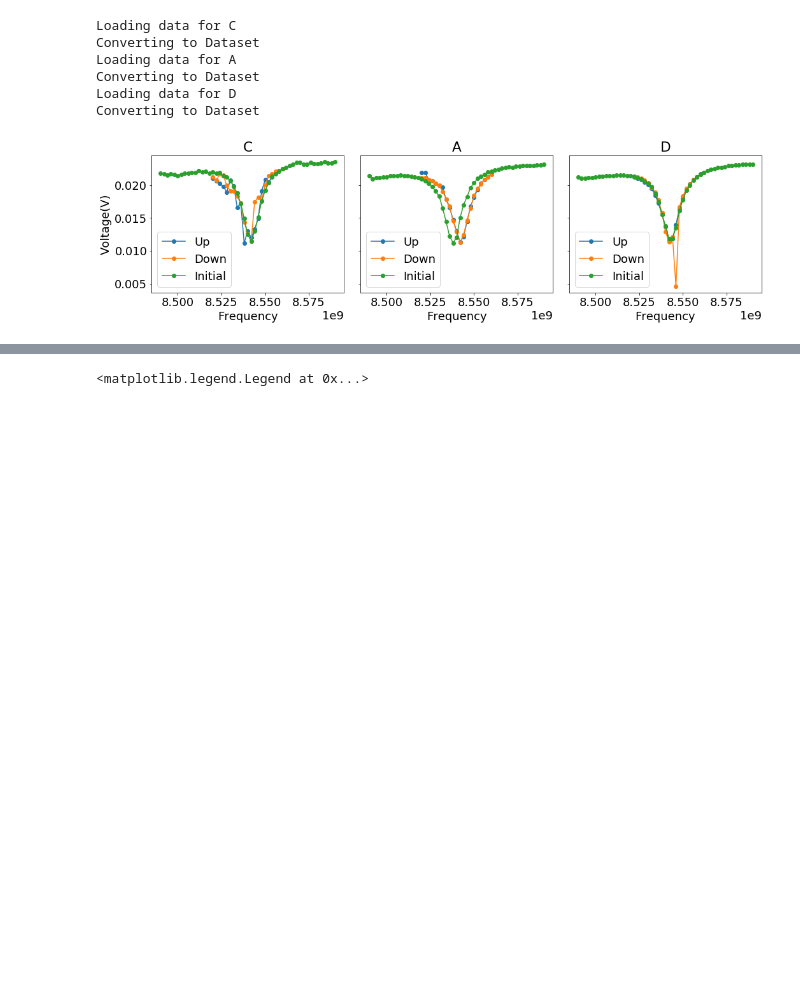
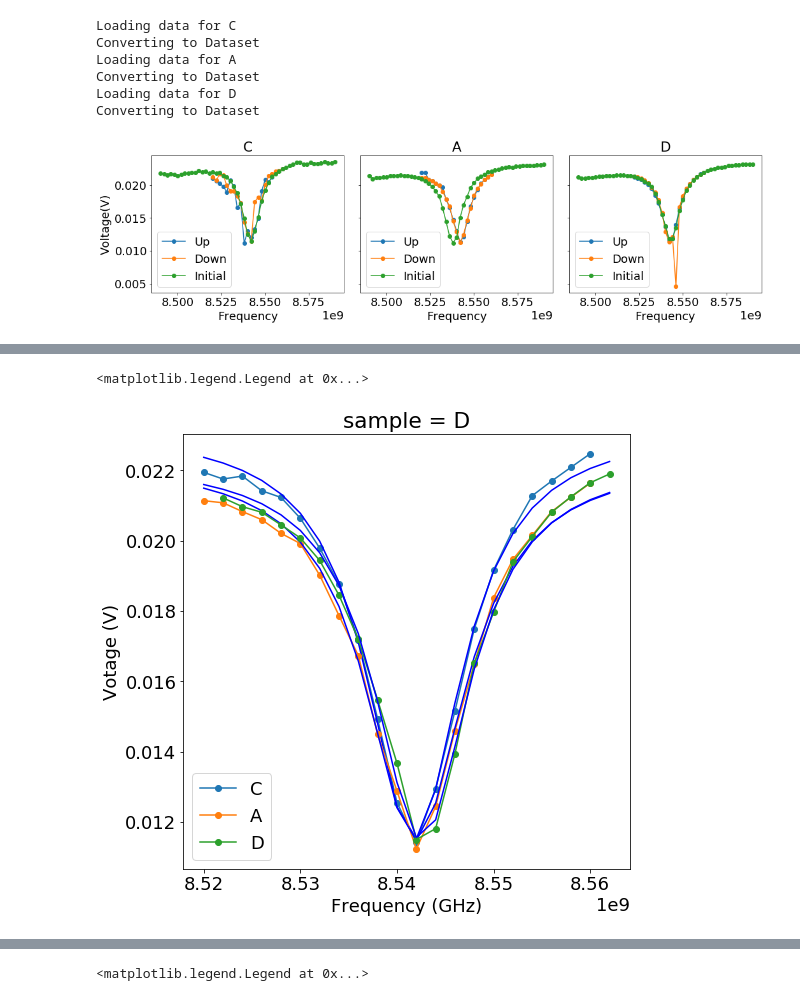
Before and after one commit to aspitarl/TRMC, a Jupyter notebook: FreqFluence.ipynb, the cells around one changed output, grey strips where cells are left out. Cells and saved outputs as stored; diff of their text form; code cells hidden in the pictures; blank space fills up the shorter version.

```diff
--- a/FreqFluence.ipynb
+++ b/FreqFluence.ipynb
@@ -250,3 +163,20 @@ for i, samp in enumerate(fps):
 fig.tight_layout()
 # %% [output]
 [figure]
+# %%
+v0s_bv = da_bv.sel(direction = 'U')
+v0s_sw = da_sw.sel(tc = '_',time = 0).dropna(dim = 'freq')
+
+# v0_C = da_bv.sel(sample = 'C' , direction = 'D')
+v0_C =  da_sw.sel(sample = 'C', tc = '_',time = 0).dropna(dim = 'freq')
+v0_A = da_bv.sel(sample = 'A' , direction = 'D')
+v0_A = v0_A.fillna(0.02164)
+v0_D = da_bv.sel(sample = 'D' , direction = 'U')
+v0_D = v0_D.fillna(0.02135)
+
+v0_C_i = da_bv.sel(sample = 'C' , direction = 'D')
+v0_C_i.loc[:] = np.interp(v0s_bv.indexes['freq'],v0_C.indexes['freq'],v0_C.values )
+# v0_C_i.set_index({'sample': 'C'})
+
+v0s = xr.concat([v0_C_i, v0_A, v0_D], dim = 'sample').drop('direction')
+v0s
@@ -253,3 +250,39 @@ fig.tight_layout()
+# %%
+v0_fits = v0s.copy()
+
+
+samples = v0s.indexes['sample']
+freqs_i = da_dv.indexes['freq']
+mi = pd.MultiIndex.from_product([samples,freqs_i], names = ['sample', 'freq'])
+s = pd.Series(index = mi)
+v0s_i = xr.DataArray.from_series(s)
+
+
+for samp in v0s.indexes['sample']:
+    v0 = v0s.loc[samp]
+    dv = da_dv.sel(sample = samp, direction = 'U', time = 0).dropna(dim = 'fluence', how = 'all').isel(fluence = -1).dropna(dim = 'freq')
+    freqs = dv.indexes['freq']
+
+    v0s_i.loc[samp] = v0.interp(freq = freqs).reindex(freq = freqs_i)
+
+    v0_fit, v0_p,v0_sl = fitsweep(v0, p0, bounds, window , fittype,p_labels)
+    freqs = v0s.indexes['freq'][v0_sl]
+    v0_fits.loc[samp] = v0_fit(freqs)
+
+    v0s_i.loc[samp].plot(marker = 'o', label = samp)
+    v0_fits.loc[samp].plot(color = 'b')
+
+    for i, p in enumerate(ds_p0.data_vars):
+        ds_p0[p].loc[samp] = v0_p[i]
+
+#     K[sample] = analysis.calc_K(f0 = popt[0], w = popt[1], R0 = popt[2], printparams = False)
+
+plt.xlabel('Frequency (GHz)')
+plt.ylabel('Votage (V)')
+plt.legend()
+# %% [output]
+<matplotlib.legend.Legend at 0x...>
+[figure, added]
 # %%
 data = da_dv.sel(sample = 'D', direction = 'U').dropna(dim = 'fluence', how = 'all').isel(fluence = -1).dropna(dim = 'freq', how = 'all')
 data.plot()
```
Also changed, not shown: parts of 24 cells of this notebook.
